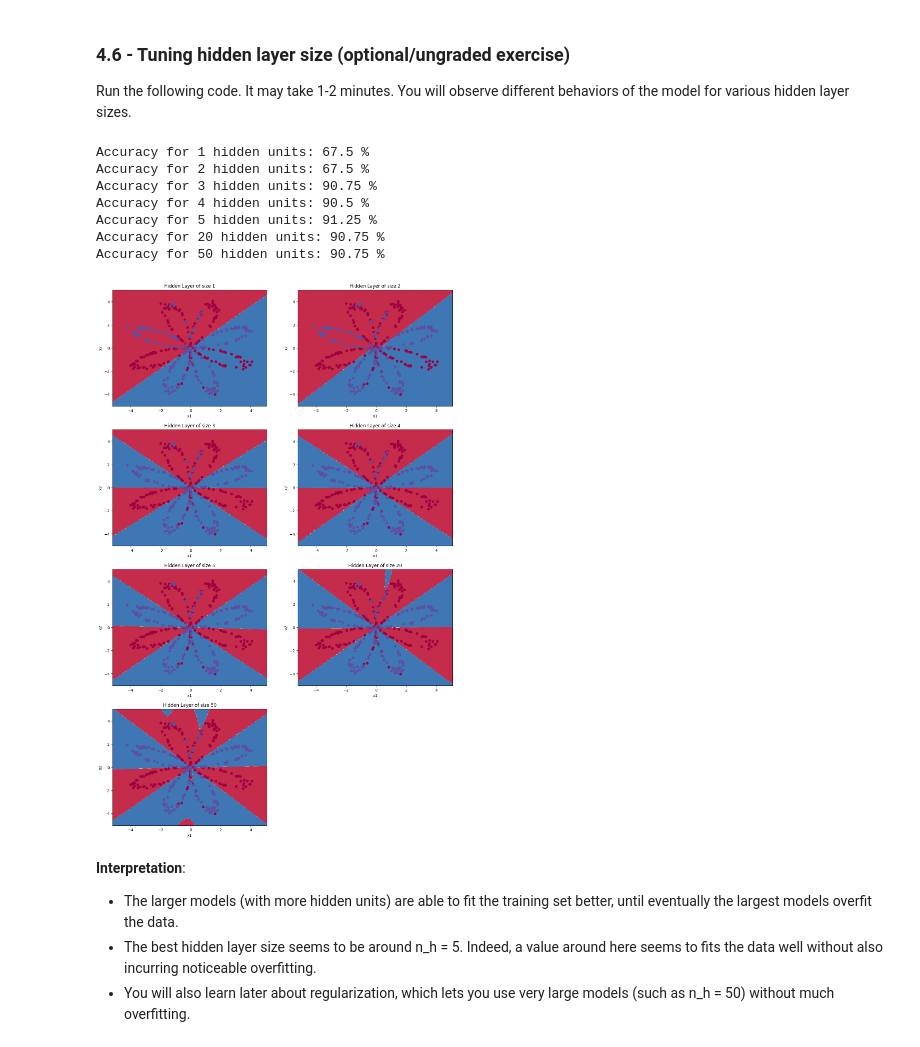
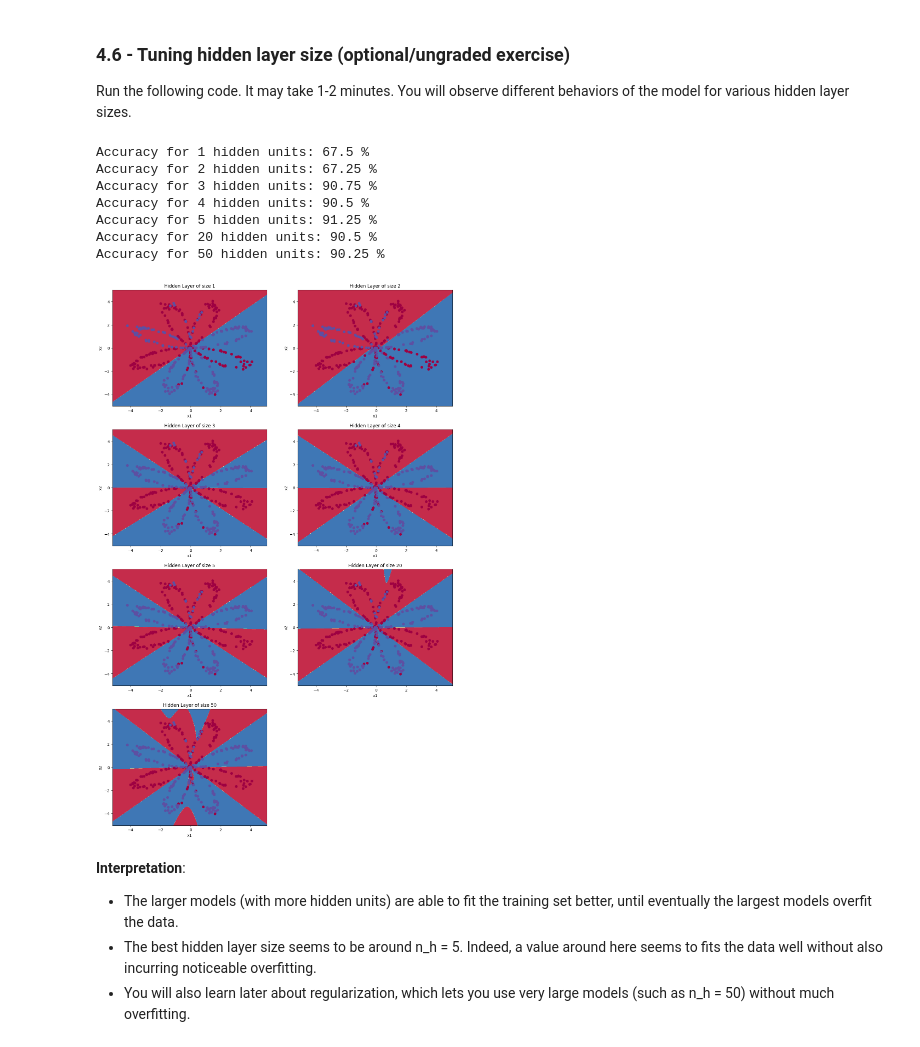
Before and after one commit to Srikrishna-RVU/DeepLearn, a Jupyter notebook: DL2/DL2.ipynb, the cells around one changed output. Saved outputs shown, nothing was run; the diff lists cells and outputs as text; code cells hidden in the pictures.

```diff
--- a/DL2/DL2.ipynb
+++ b/DL2/DL2.ipynb
@@ -650,7 +644,7 @@ def update_parameters(parameters, grads, learning_rate = 1.2):
     return parameters
 # %%
 parameters, grads = update_parameters_test_case()
-parameters = update_parameters(parameters, grads)
+parameters = update_parameters(parameters, grads,1.2)
 
 print("W1 = " + str(parameters["W1"]))
 print("b1 = " + str(parameters["b1"]))
@@ -761,7 +730,7 @@ def nn_model(X, Y, n_h, num_iterations = 10000, print_cost=False):
     return parameters
 # %%
 X_assess, Y_assess = nn_model_test_case()
-parameters = nn_model(X_assess, Y_assess, 4, num_iterations=10000, print_cost=True)
+parameters = nn_model(X_assess, Y_assess, 4, 1.02,num_iterations=10000, print_cost=True)
 print("W1 = " + str(parameters["W1"]))
 print("b1 = " + str(parameters["b1"]))
 print("W2 = " + str(parameters["W2"]))
@@ -867,8 +836,8 @@ def predict(parameters, X):
 
     # Computes probabilities using forward propagation, and classifies to 0/1 using 0.5 as the threshold.
     ### START CODE HERE ### (≈ 2 lines of code)
-    A2, _ = forward_propagation(X, parameters)
-    predictions = (A2 > 0.5).astype(int)
+    A2, cache = forward_propagation(X, parameters)
+    predictions = (A2 > 0.5)
     ### END CODE HERE ###
 
     return predictions
@@ -894,7 +863,7 @@ predictions mean = 0.6666666666666666
 It is time to run the model and see how it performs on a planar dataset. Run the following code to test your model with a single hidden layer of $n_h$ hidden units.
 # %%
 # Build a model with a n_h-dimensional hidden layer
-parameters = nn_model(X, Y, n_h = 4, num_iterations = 10000, print_cost=True)
+parameters = nn_model(X, Y, 4, 1.2 , num_iterations = 10000, print_cost=True)
 
 # Plot the decision boundary
 plot_decision_boundary(lambda x: predict(parameters, x.T), X, Y)
@@ -948,25 +917,25 @@ Run the following code. It may take 1-2 minutes. You will observe different beha
 # %%
 # This may take about 2 minutes to run
 
 plt.figure(figsize=(16, 32))
 hidden_layer_sizes = [1, 2, 3, 4, 5, 20, 50]
 for i, n_h in enumerate(hidden_layer_sizes):
     plt.subplot(5, 2, i+1)
     plt.title('Hidden Layer of size %d' % n_h)
-    parameters = nn_model(X, Y, n_h, num_iterations = 5000)
+    parameters = nn_model(X, Y, n_h,1.2, num_iterations = 5000)
     plot_decision_boundary(lambda x: predict(parameters, x.T), X, Y)
     predictions = predict(parameters, X)
     accuracy = float((np.dot(Y,predictions.T) + np.dot(1-Y,1-predictions.T))/float(Y.size)*100)
     print ("Accuracy for {} hidden units: {} %".format(n_h, accuracy))
 # %% [output]
 Accuracy for 1 hidden units: 67.5 %
-Accuracy for 2 hidden units: 67.5 %
+Accuracy for 2 hidden units: 67.25 %
 Accuracy for 3 hidden units: 90.75 %
 Accuracy for 4 hidden units: 90.5 %
 Accuracy for 5 hidden units: 91.25 %
-Accuracy for 20 hidden units: 90.75 %
-Accuracy for 50 hidden units: 90.75 %
+Accuracy for 20 hidden units: 90.5 %
+Accuracy for 50 hidden units: 90.25 %
-[figure, old version]
+[figure, new version]
 # %% [markdown]
 **Interpretation**:
 - The larger models (with more hidden units) are able to fit the training set better, until eventually the largest models overfit the data.
```
Also changed, not shown: parts of 21 cells of this notebook, 11 other files.
